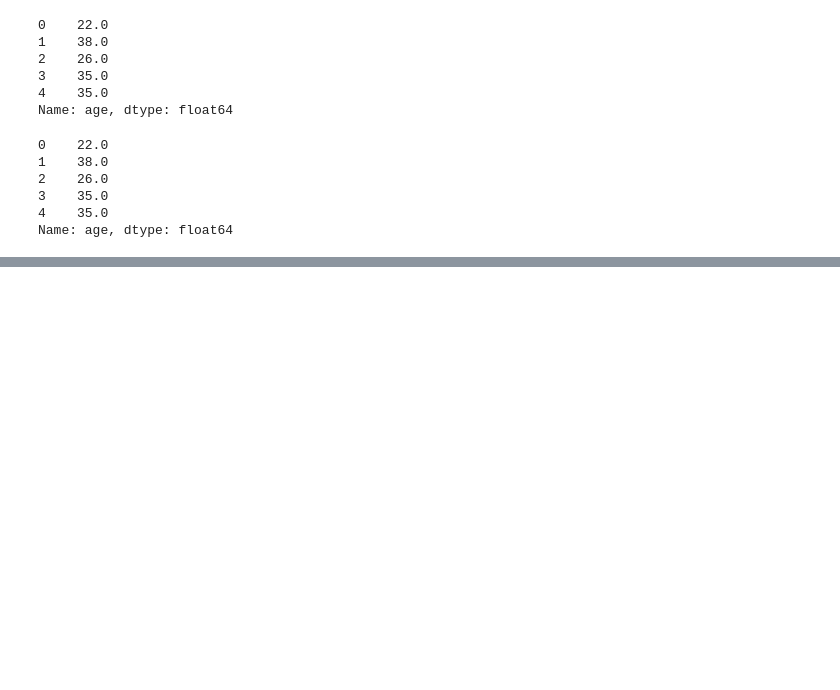
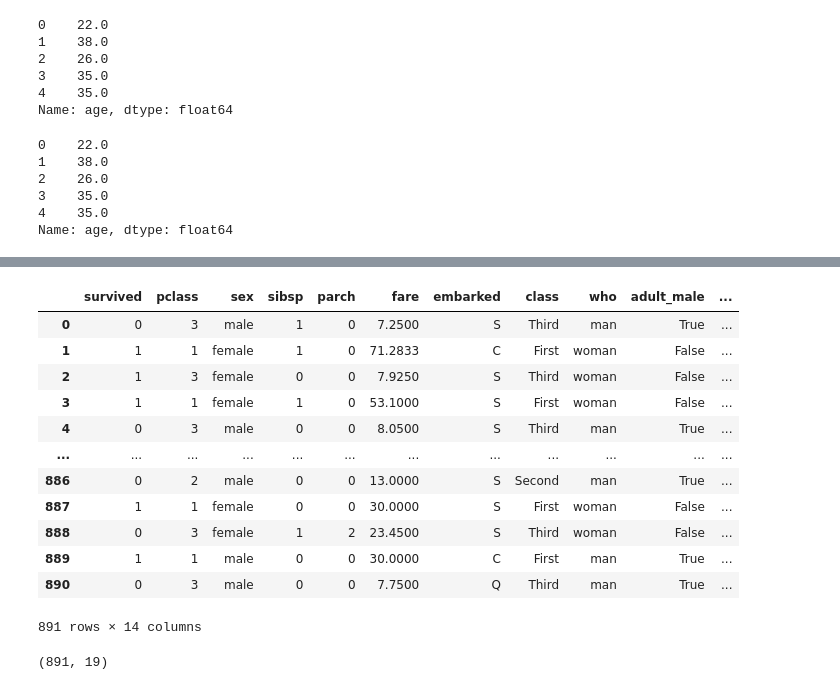
Before and after one commit to mtekfidan13/MiuulMakineOgrenmesiYazKampi, a Jupyter notebook: Pandas/değişkenlerüzerindeişlemler.ipynb, the cells around one changed output, grey strips where cells are left out. Drawn from its saved outputs; the diff is of its cells as text; code cells hidden in the pictures; blank space fills up the shorter version.

```diff
--- a/Pandas/değişkenlerüzerindeişlemler.ipynb
+++ b/Pandas/değişkenlerüzerindeişlemler.ipynb
@@ -49,0 +85,2 @@ Name: age, dtype: float64
+# %%
+df["age2"] = df["age"] ** 2
@@ -49,0 +112,5 @@ Name: age, dtype: float64
+# %%
+df["age2"] = df["age"] ** 2
+df["age3"] = df["age"] ** (1/2)
+df["age4"] = df["age"] ** 3
+df["age5"] = df["age"] ** (1/3)
@@ -49,0 +144,24 @@ Name: age, dtype: float64
+# %%
+# burada bir ifade dışındaki değişkenleri seçebilmek için neler yapabiliriz,  bunları göz önüne aldığımızda pythonda değildir ifadesi olan 'tilta' işaretini (~) (alt gr + ü ) işaretine basarak yapabiliriz.
+
+# Example: Eğer içerisinde age bulunduranların dışındaki değişkenleri seçmek istiyorsak:
+
+df.loc[:, ~df.columns.str.contains("age")]
+# %% [output]
+|  | survived | pclass | sex | sibsp | parch | fare | embarked | class | who | adult_male | ... |
+| 0 | 0 | 3 | male | 1 | 0 | 7.2500 | S | Third | man | True | ... |
+| 1 | 1 | 1 | female | 1 | 0 | 71.2833 | C | First | woman | False | ... |
+| 2 | 1 | 3 | female | 0 | 0 | 7.9250 | S | Third | woman | False | ... |
+| 3 | 1 | 1 | female | 1 | 0 | 53.1000 | S | First | woman | False | ... |
+| 4 | 0 | 3 | male | 0 | 0 | 8.0500 | S | Third | man | True | ... |
+| ... | ... | ... | ... | ... | ... | ... | ... | ... | ... | ... | ... |
+| 886 | 0 | 2 | male | 0 | 0 | 13.0000 | S | Second | man | True | ... |
+| 887 | 1 | 1 | female | 0 | 0 | 30.0000 | S | First | woman | False | ... |
+| 888 | 0 | 3 | female | 1 | 2 | 23.4500 | S | Third | woman | False | ... |
+| 889 | 1 | 1 | male | 0 | 0 | 30.0000 | C | First | man | True | ... |
+| 890 | 0 | 3 | male | 0 | 0 | 7.7500 | Q | Third | man | True | ... |
+891 rows × 14 columns
+# %%
+df.shape
+# %% [output]
+(891, 19)
```
Also changed, not shown: parts of 9 cells of this notebook.
